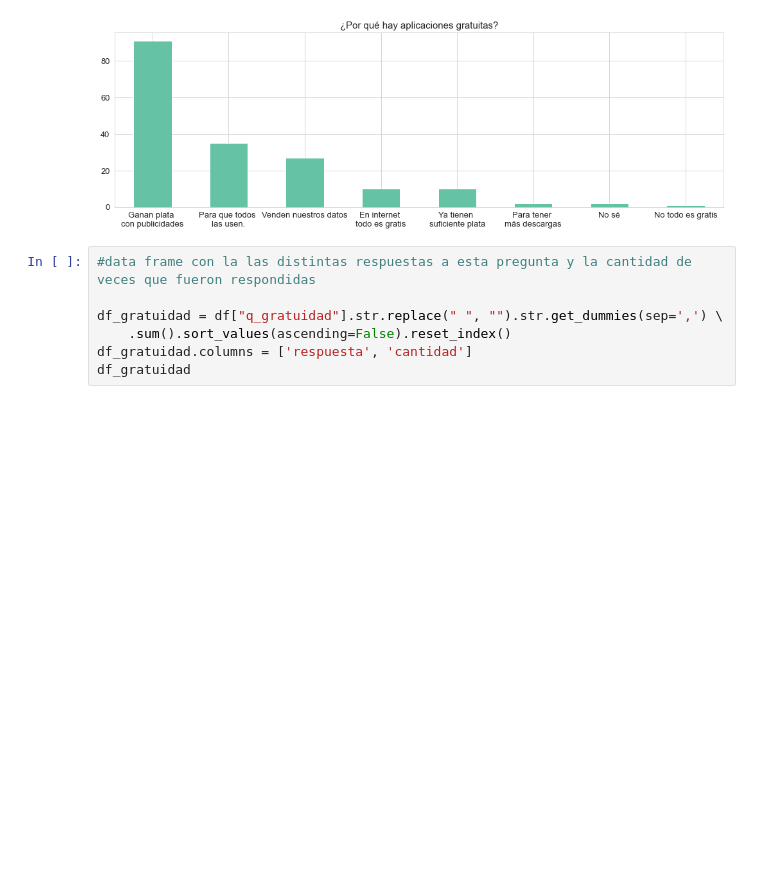
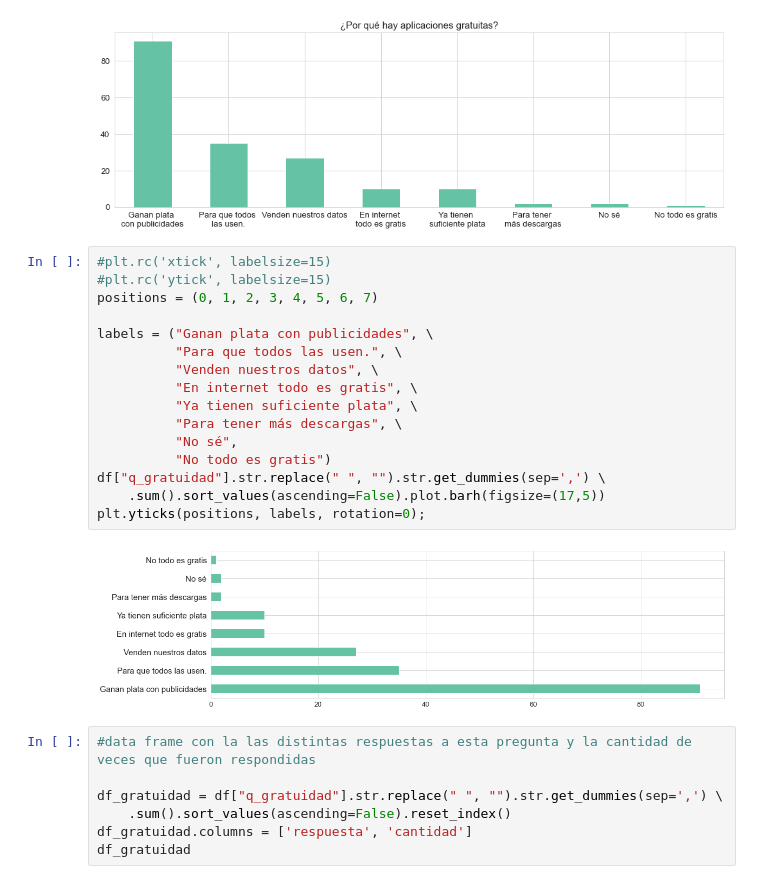
Before and after one commit to luparral/misconceptions, a Jupyter notebook: notebooks/Misconceptions.ipynb, the cells around one changed output. Drawn from its saved outputs; the diff is of its cells as text; blank space fills up the shorter version.

Commit message:
refactor y algunos graficos nuevos para el posteer

```diff
--- a/notebooks/Misconceptions.ipynb
+++ b/notebooks/Misconceptions.ipynb
@@ -323,6 +335,24 @@ plt.title("¿Por qué hay aplicaciones gratuitas?", fontsize=15)
 plt.xticks(positions, labels, rotation=0);
 # %% [output]
 [figure]
+# %%
+#plt.rc('xtick', labelsize=15)
+#plt.rc('ytick', labelsize=15)
+positions = (0, 1, 2, 3, 4, 5, 6, 7)
+
+labels = ("Ganan plata con publicidades", \
+          "Para que todos las usen.", \
+          "Venden nuestros datos", \
+          "En internet todo es gratis", \
+          "Ya tienen suficiente plata", \
+          "Para tener más descargas", \
+          "No sé",
+          "No todo es gratis")
+df["q_gratuidad"].str.replace(" ", "").str.get_dummies(sep=',') \
+    .sum().sort_values(ascending=False).plot.barh(figsize=(17,5))
+plt.yticks(positions, labels, rotation=0);
+# %% [output]
+[figure, added]
 # %%
 #data frame con la las distintas respuestas a esta pregunta y la cantidad de veces que fueron respondidas
 
```
Also changed, not shown: parts of 39 cells of this notebook, 2 other files.
